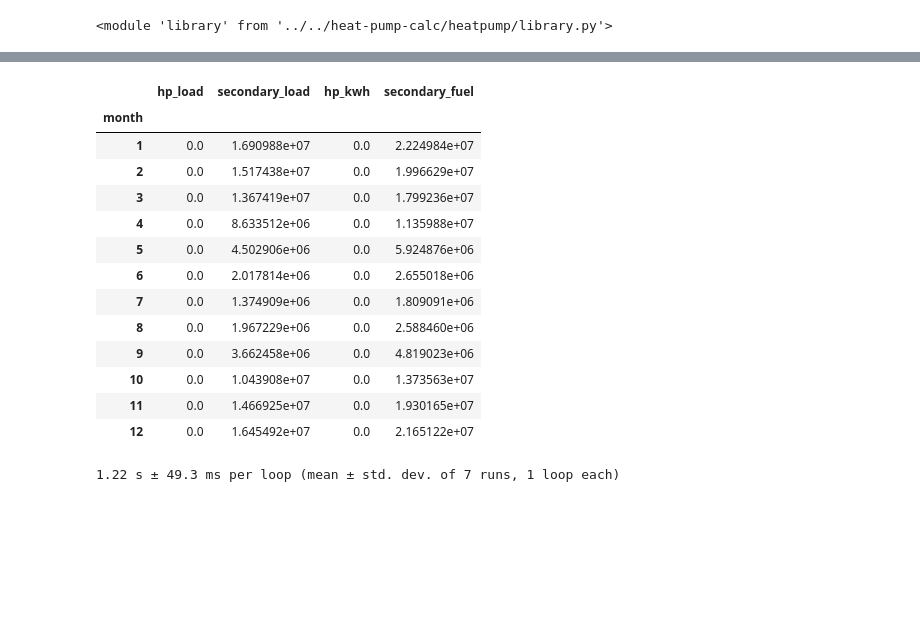
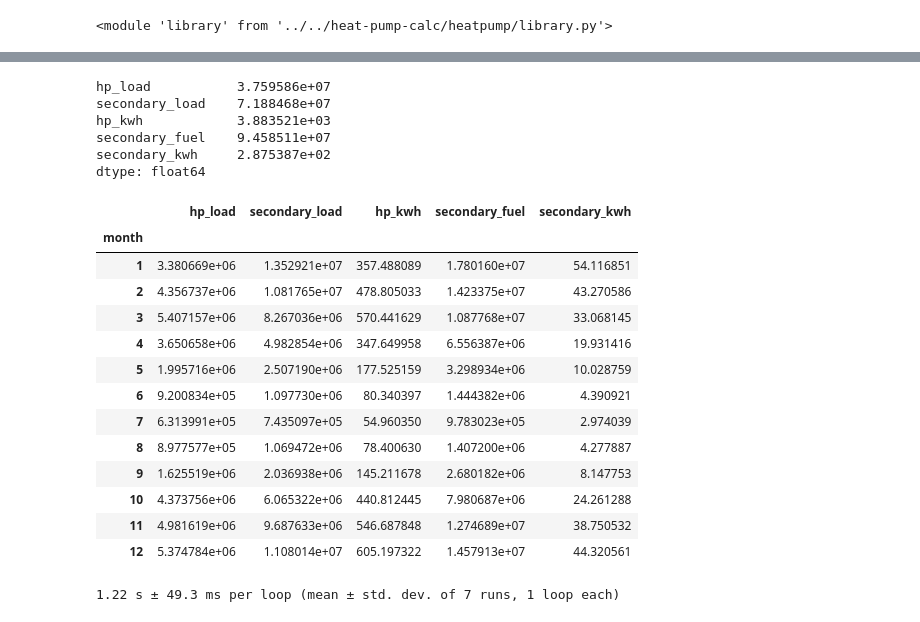
Before and after one commit to alanmitchell/heat-pump-study, a Jupyter notebook: general/calc_model_dev.ipynb, the cells around one changed output, grey strips where cells are left out. Cells and saved outputs as stored; diff of their text form; code cells hidden in the pictures; blank space fills up the shorter version.

Commit message:
Added Secondary kWh Use.

```diff
--- a/general/calc_model_dev.ipynb
+++ b/general/calc_model_dev.ipynb
@@ -37,6 +37,7 @@ class HomeEnergyModel(object):
                  exist_heat_fuel_id,
                  exist_heat_effic=0.8,
                  heat_effic_true_up=1.0,     # used to true-up estimated fuel use to actual
+                 exist_kwh_per_mmbtu=4.0,     # Boiler: 5.5, Toyo: 3, Oil Furnace: 8.75 - 15
                  exist_is_point_source=False,
                  exist_annual_fuel_use=None,
                  includes_dhw=False,
@@ -183,12 +184,13 @@ class HomeEnergyModel(object):
         # the Btu use of secondary system.
         dfh['hp_kwh'] = dfh.hp_load / dfh.cop / 3412.
         dfh['secondary_fuel'] = dfh.secondary_load / (s.exist_heat_effic * s.heat_effic_true_up)
+        dfh['secondary_kwh'] = dfh.secondary_load / 1e6 * s.exist_kwh_per_mmbtu  # auxiliary electric use
 
         # Store annual and monthly totals.
         # Annual totals is a Pandas Series.
-        total_cols = ['hp_load', 'secondary_load', 'hp_kwh', 'secondary_fuel']
-        s.annual_totals = dfh[total_cols].sum()
+        total_cols = ['hp_load', 'secondary_load', 'hp_kwh', 'secondary_fuel', 'secondary_kwh']
         s.df_monthly_totals = dfh.groupby('month')[total_cols].sum()
+        s.annual_totals = s.df_monthly_totals.sum()
 
     def seasonal_cop(self):
         tot = self.annual_totals
@@ -253,20 +255,29 @@ Seasonal COP: nan
-# %%
-m.df_monthly_totals
-# %% [output]
-|  | hp_load | secondary_load | hp_kwh | secondary_fuel |
-| month |  |  |  |  |
-| 1 | 0.0 | 1.690988e+07 | 0.0 | 2.224984e+07 |
-| 2 | 0.0 | 1.517438e+07 | 0.0 | 1.996629e+07 |
-| 3 | 0.0 | 1.367419e+07 | 0.0 | 1.799236e+07 |
-| 4 | 0.0 | 8.633512e+06 | 0.0 | 1.135988e+07 |
-| 5 | 0.0 | 4.502906e+06 | 0.0 | 5.924876e+06 |
-| 6 | 0.0 | 2.017814e+06 | 0.0 | 2.655018e+06 |
-| 7 | 0.0 | 1.374909e+06 | 0.0 | 1.809091e+06 |
-| 8 | 0.0 | 1.967229e+06 | 0.0 | 2.588460e+06 |
-| 9 | 0.0 | 3.662458e+06 | 0.0 | 4.819023e+06 |
-| 10 | 0.0 | 1.043908e+07 | 0.0 | 1.373563e+07 |
-| 11 | 0.0 | 1.466925e+07 | 0.0 | 1.930165e+07 |
-| 12 | 0.0 | 1.645492e+07 | 0.0 | 2.165122e+07 |
+# %%
+m.no_heat_pump_use = False
+m.calculate()
+print(m.annual_totals)
+m.df_monthly_totals
+# %% [output]
+hp_load           3.759586e+07
+secondary_load    7.188468e+07
+hp_kwh            3.883521e+03
+secondary_fuel    9.458511e+07
+secondary_kwh     2.875387e+02
+dtype: float64
+|  | hp_load | secondary_load | hp_kwh | secondary_fuel | secondary_kwh |
+| month |  |  |  |  |  |
+| 1 | 3.380669e+06 | 1.352921e+07 | 357.488089 | 1.780160e+07 | 54.116851 |
+| 2 | 4.356737e+06 | 1.081765e+07 | 478.805033 | 1.423375e+07 | 43.270586 |
+| 3 | 5.407157e+06 | 8.267036e+06 | 570.441629 | 1.087768e+07 | 33.068145 |
+| 4 | 3.650658e+06 | 4.982854e+06 | 347.649958 | 6.556387e+06 | 19.931416 |
+| 5 | 1.995716e+06 | 2.507190e+06 | 177.525159 | 3.298934e+06 | 10.028759 |
+| 6 | 9.200834e+05 | 1.097730e+06 | 80.340397 | 1.444382e+06 | 4.390921 |
+| 7 | 6.313991e+05 | 7.435097e+05 | 54.960350 | 9.783023e+05 | 2.974039 |
+| 8 | 8.977577e+05 | 1.069472e+06 | 78.400630 | 1.407200e+06 | 4.277887 |
+| 9 | 1.625519e+06 | 2.036938e+06 | 145.211678 | 2.680182e+06 | 8.147753 |
+| 10 | 4.373756e+06 | 6.065322e+06 | 440.812445 | 7.980687e+06 | 24.261288 |
+| 11 | 4.981619e+06 | 9.687633e+06 | 546.687848 | 1.274689e+07 | 38.750532 |
+| 12 | 5.374784e+06 | 1.108014e+07 | 605.197322 | 1.457913e+07 | 44.320561 |
 # %%
 %%timeit
 m.calculate()
```
Also changed, not shown: parts of 2 cells of this notebook.
